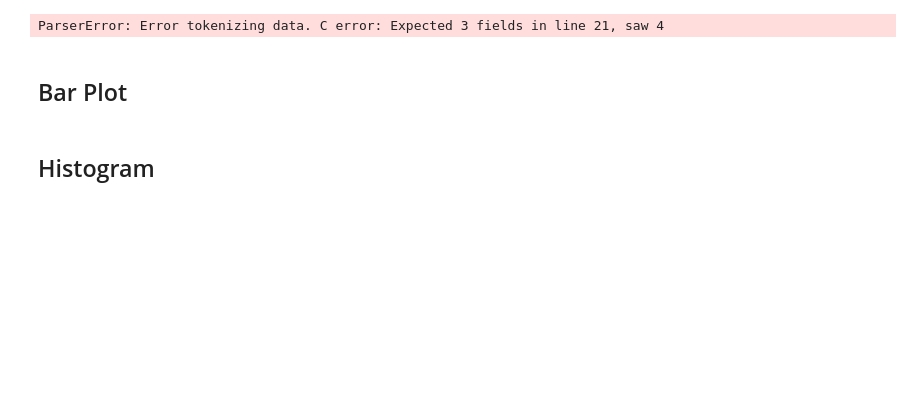
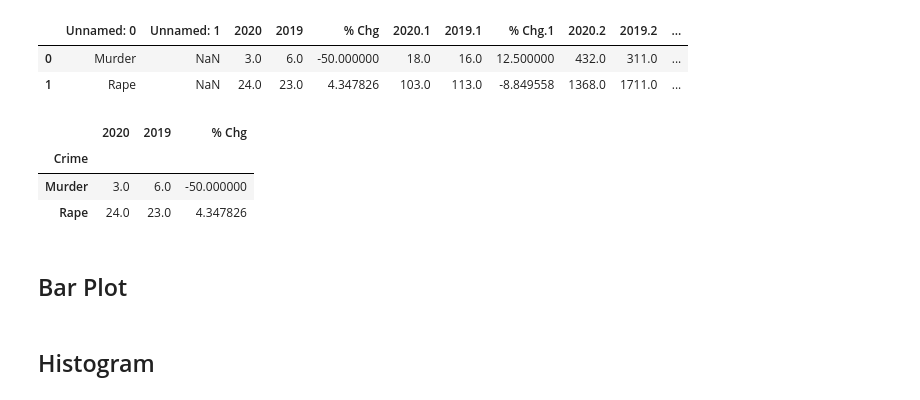
Before and after one commit to nayoung1-catamount-wcu-edu/personal, a Jupyter notebook: Python_Scripts/NYC_Crimes.ipynb, the cells around one changed output. Cells and saved outputs as stored; diff of their text form; code cells hidden in the pictures; blank space fills up the shorter version.

```diff
--- a/Python_Scripts/NYC_Crimes.ipynb
+++ b/Python_Scripts/NYC_Crimes.ipynb
@@ -5,10 +6,12 @@ import seaborn as sns
 # %%
 # Read data
-crimes = pd.read_csv(
-    "https://www1.nyc.gov/assets/nypd/downloads/excel/crime_statistics/cs-en-us-city.xlsx")
+crimes = pd.read_excel(
+    "https://www1.nyc.gov/assets/nypd/downloads/excel/crime_statistics/cs-en-us-city.xlsx", skiprows=12)
 crimes.head(2)
 # %% [output]
-ParserError: Error tokenizing data. C error: Expected 3 fields in line 21, saw 4
+|  | Unnamed: 0 | Unnamed: 1 | 2020 | 2019 | % Chg | 2020.1 | 2019.1 | % Chg.1 | 2020.2 | 2019.2 | ... |
+| 0 | Murder | NaN | 3.0 | 6.0 | -50.000000 | 18.0 | 16.0 | 12.500000 | 432.0 | 311.0 | ... |
+| 1 | Rape | NaN | 24.0 | 23.0 | 4.347826 | 103.0 | 113.0 | -8.849558 | 1368.0 | 1711.0 | ... |
 # %%
 # Drop NaN columns
 crimes = crimes[["Unnamed: 0", 2020, 2019, "% Chg"]]
@@ -25,6 +28,11 @@ crimes = crimes.drop("Crime", axis=1)
 crimes = crimes.drop("TOTAL")
 # %%
 crimes.head(2)
+# %% [output]
+|  | 2020 | 2019 | % Chg |
+| Crime |  |  |  |
+| Murder | 3.0 | 6.0 | -50.000000 |
+| Rape | 24.0 | 23.0 | 4.347826 |
 # %% [markdown]
 ## Bar Plot
 # %%
```
Also changed, not shown: parts of 17 cells of this notebook, 2 other files.
